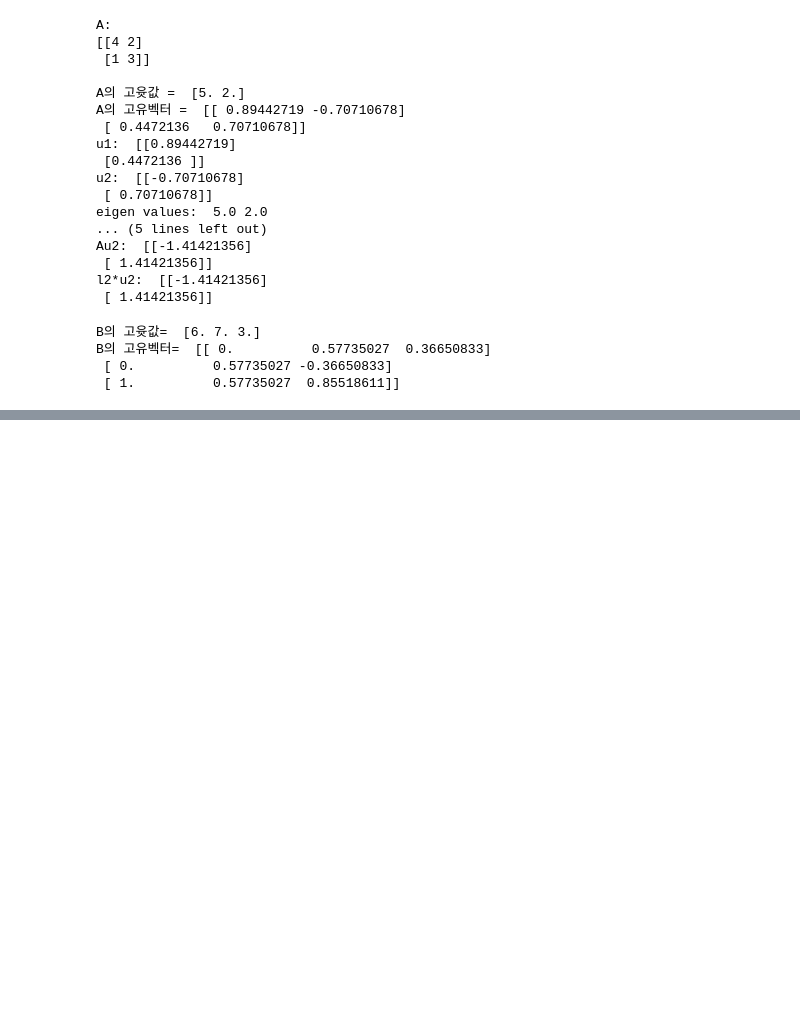
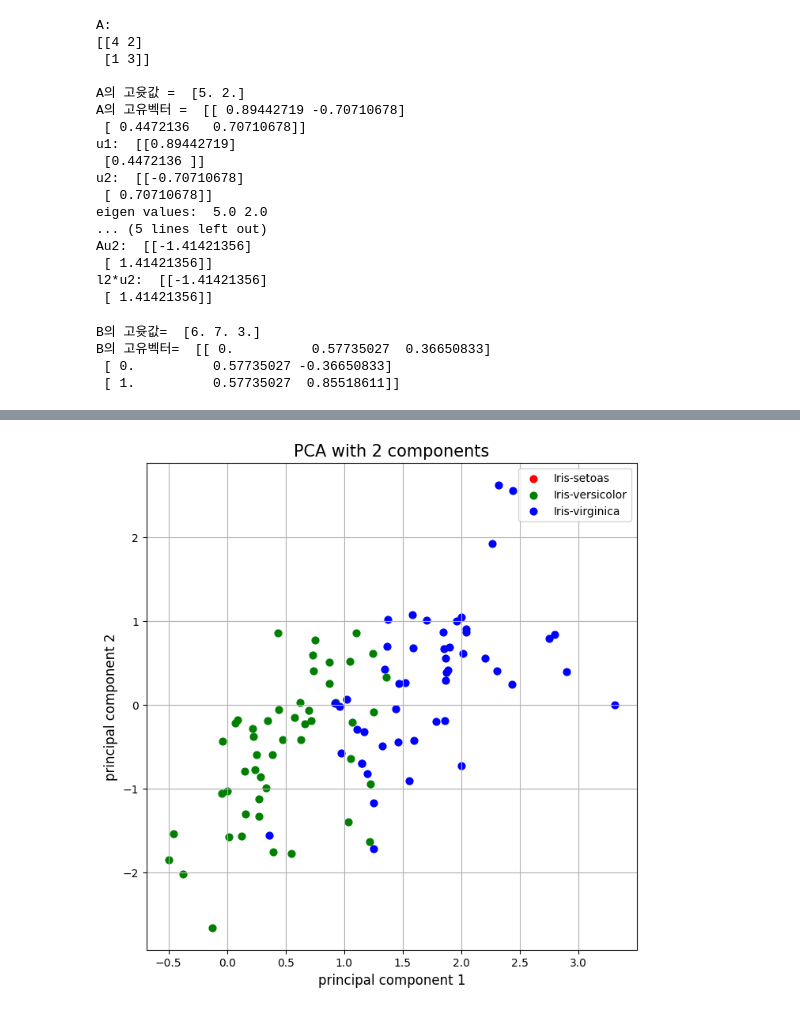
Before and after one commit to DDinggi/-, a Jupyter notebook: ex03_evalue+evector2.ipynb, the cells around one changed output, grey strips where cells are left out. Saved outputs shown, nothing was run; the diff lists cells and outputs as text; code cells hidden in the pictures; blank space fills up the shorter version.

```diff
--- a/ex03_evalue+evector2.ipynb
+++ b/ex03_evalue+evector2.ipynb
@@ -57,0 +64,12 @@ B의 고유벡터=  [[ 0.          0.57735027  0.36650833]
+# %%
+url = "https://archive.ics.uci.edu/ml/machine-learning-databases/iris/iris.data"
+
+df = pd.read_csv(url, names = ['sepal length', 'sepal width', 'petal length', 'petal width', 'target'])
+
+nrow, ncol = df.shape
+print("Iris data set :", nrow, "records with", ncol, "attributes\n")
+print("First 5 records in iris data \n", df.head(5))
+features = ['sepal length', 'sepal width', 'petal length', 'petal width']
+x = df.loc[:, features].values
+y = df.loc[:, ['target']].values
+x = StandardScaler().fit_transform(x)
@@ -57,0 +86,12 @@ B의 고유벡터=  [[ 0.          0.57735027  0.36650833]
+# %%
+pca = PCA(n_components=2)
+principalComponents = pca.fit_transform(x)
+
+print("\nFirst principal axis:", pca.components_[0])
+print("Second principal axis:", pca.components_[1])
+
+principalDf = pd.DataFrame(data = principalComponents,
+                           columns = ['principal component 1', 'principal component 2'])
+finalDf = pd.concat([principalDf, df[['target']]], axis = 1)
+
+print("\nFirst 5 Transformed records\n", finalDf.head(5))
@@ -57,0 +109,18 @@ B의 고유벡터=  [[ 0.          0.57735027  0.36650833]
+# %%
+fig = plt.figure(figsize = (8,8))
+ax = fig.add_subplot(1,1,1)
+ax.set_xlabel('principal component 1', fontsize = 12)
+ax.set_ylabel('principal component 2', fontsize = 12)
+ax.set_title('PCA with 2 components', fontsize = 15)
+
+targets = ['Iris-setoas', 'Iris-versicolor', 'Iris-virginica']
+colors = ['r', 'g', 'b']
+for target, color in zip(targets, colors):
+  indicesToKeep = finalDf['target']== target
+  ax.scatter(finalDf.loc[indicesToKeep, 'principal component 1']
+    , finalDf.loc[indicesToKeep, 'principal component 2'], c = color, s = 40)
+ax.legend(targets)
+ax.grid()
+fig.show()
+# %% [output]
+[figure, added]
```
Also changed, not shown: parts of 4 cells of this notebook.
